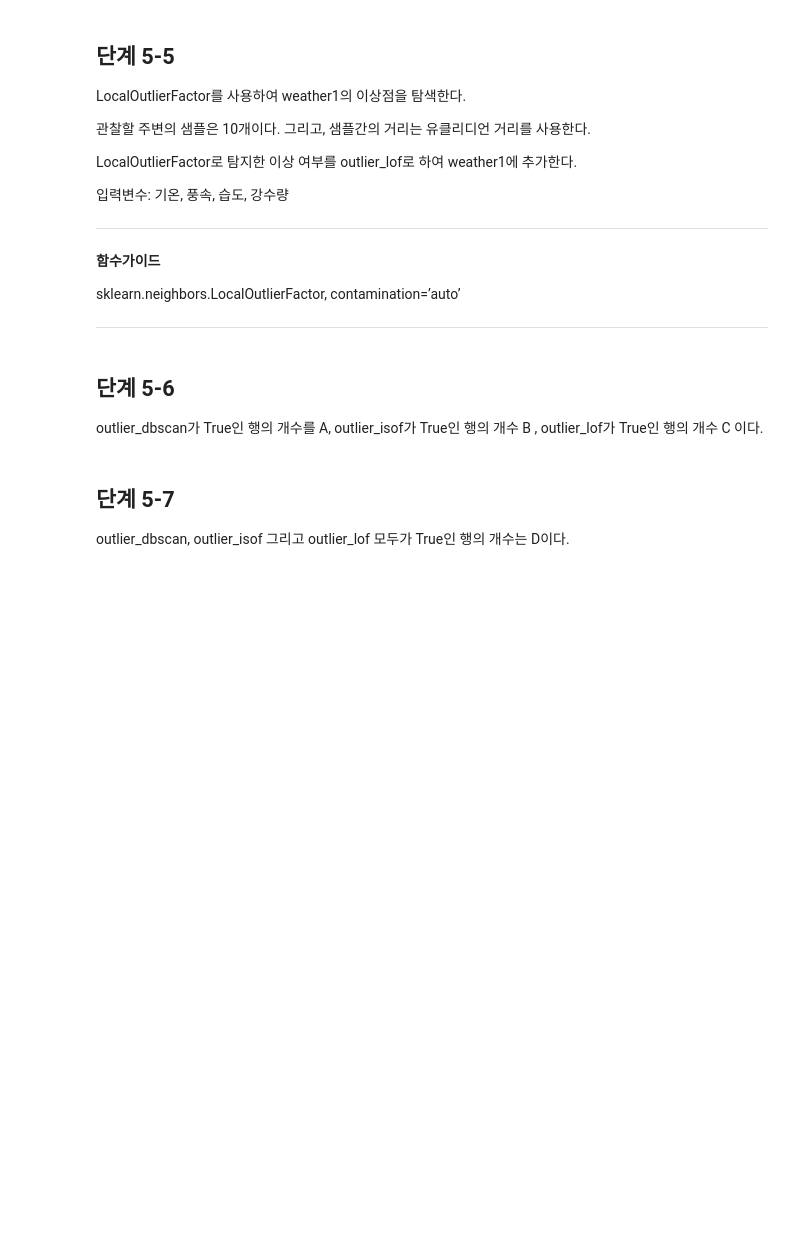
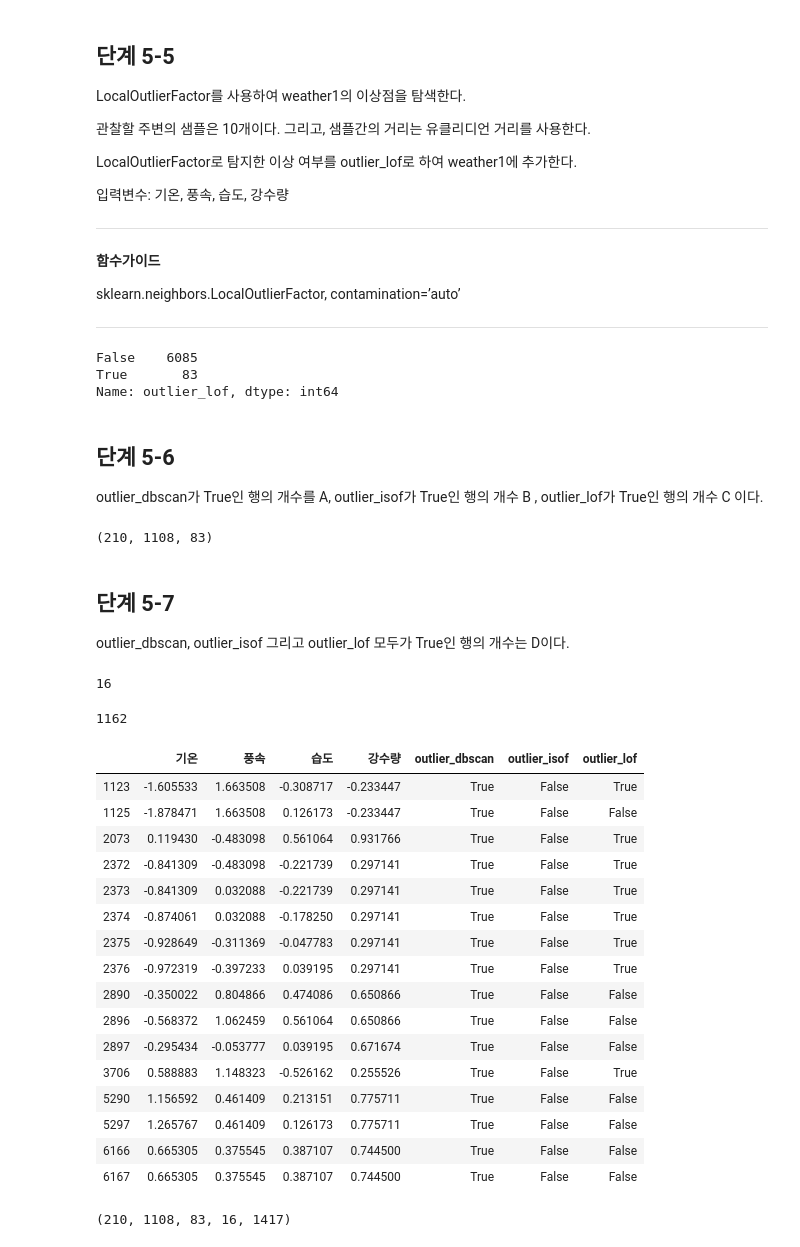
Before and after one commit to sunkusun9/DS_Lv3_2306_2, a Jupyter notebook: sec_ds_lv3_prob3_prob.ipynb, the cells around one changed output. Cells and saved outputs as stored; diff of their text form; code cells hidden in the pictures; blank space fills up the shorter version.

```diff
--- a/sec_ds_lv3_prob3_prob.ipynb
+++ b/sec_ds_lv3_prob3_prob.ipynb
@@ -1111,3 +1131,11 @@ sklearn.cluster.DBSCAN, algorithm=’brute’
 문제 지시 사항 외 Default 값 사용
 
 ---
+# %%
+from sklearn.cluster import DBSCAN
+dbscan = DBSCAN(
+    eps=0.5, #입실론(epsilon) 반경을 0.5,
+    min_samples=7, #주변 영역에 포함하는 최소 샘플수를 7
+    algorithm='brute'
+)
+dbscan.fit(df_weather1[X_5])
@@ -1113,0 +1145,3 @@ sklearn.cluster.DBSCAN, algorithm=’brute’
+# %%
+df_weather1['outlier_dbscan'] = dbscan.labels_ == -1
+df_weather1['outlier_dbscan'].value_counts()
@@ -1130,3 +1168,12 @@ sklearn.ensemble.IsolationForest, random_state=123, contamination=’auto’, be
 문제 지시 사항 외 Default 값 사용
 
 ---
+# %%
+from sklearn.ensemble import IsolationForest
+isof = IsolationForest(
+    bootstrap=False, #학습시 bootstrapping은 하지 않고,
+    n_estimators=30, ##트리의 수는 30개를 사용한다.
+    random_state=123, contamination='auto', behaviour='auto'
+)
+df_weather1['outlier_isof'] = isof.fit_predict(df_weather1[X_5]) == -1
+df_weather1['outlier_isof'].value_counts()
@@ -1147,14 +1198,71 @@ LocalOutlierFactor로 탐지한 이상 여부를 outlier_lof로 하여 weather1
 sklearn.neighbors.LocalOutlierFactor, contamination=’auto’
 
 ---
+# %%
+from sklearn.neighbors import LocalOutlierFactor
+
+lof = LocalOutlierFactor(
+    n_neighbors = 10, # 관찰할 주변의 샘플은 10개이다
+    metric = 'euclidean', # 그리고, 샘플간의 거리는 유클리디언 거리를 사용한다.
+    contamination='auto',
+)
+df_weather1['outlier_lof'] = lof.fit_predict(df_weather1[X_5]) == -1
+df_weather1['outlier_lof'].value_counts()
+# %% [output]
+False    6085
+True       83
+Name: outlier_lof, dtype: int64
 # %% [markdown]
 ## 단계 5-6
 
 outlier_dbscan가 True인 행의 개수를 A, outlier_isof가 True인 행의 개수 B
 ,  outlier_lof가 True인 행의 개수 C 이다.
+# %%
+A, B, C = df_weather1[['outlier_dbscan', 'outlier_isof', 'outlier_lof']].sum()
+A, B, C
+# %% [output]
+(210, 1108, 83)
 # %% [markdown]
 ## 단계 5-7
 
 outlier_dbscan, outlier_isof 그리고 outlier_lof 모두가 True인 행의 개수는 D이다.
+# %%
+D = df_weather1[['outlier_dbscan', 'outlier_isof', 'outlier_lof']].all(axis=1).sum()
+D
+# %% [output]
+16
+# %%
+(
+    df_weather1[['outlier_dbscan', 'outlier_isof', 'outlier_lof']].any(axis=1).sum(),
+    (df_weather1[['outlier_dbscan', 'outlier_isof', 'outlier_lof']].sum(axis=1) > 0).sum()
+)
+# %% [output]
+1162
+# %%
+df_weather1.loc[
+    (df_weather1[['outlier_dbscan', 'outlier_isof']] == [True, False]).all(axis=1)
+]
+# %% [output]
+|  | 기온 | 풍속 | 습도 | 강수량 | outlier_dbscan | outlier_isof | outlier_lof |
+| 1123 | -1.605533 | 1.663508 | -0.308717 | -0.233447 | True | False | True |
+| 1125 | -1.878471 | 1.663508 | 0.126173 | -0.233447 | True | False | False |
+| 2073 | 0.119430 | -0.483098 | 0.561064 | 0.931766 | True | False | True |
+| 2372 | -0.841309 | -0.483098 | -0.221739 | 0.297141 | True | False | True |
+| 2373 | -0.841309 | 0.032088 | -0.221739 | 0.297141 | True | False | True |
+| 2374 | -0.874061 | 0.032088 | -0.178250 | 0.297141 | True | False | True |
+| 2375 | -0.928649 | -0.311369 | -0.047783 | 0.297141 | True | False | True |
+| 2376 | -0.972319 | -0.397233 | 0.039195 | 0.297141 | True | False | True |
+| 2890 | -0.350022 | 0.804866 | 0.474086 | 0.650866 | True | False | False |
+| 2896 | -0.568372 | 1.062459 | 0.561064 | 0.650866 | True | False | False |
+| 2897 | -0.295434 | -0.053777 | 0.039195 | 0.671674 | True | False | False |
+| 3706 | 0.588883 | 1.148323 | -0.526162 | 0.255526 | True | False | True |
+| 5290 | 1.156592 | 0.461409 | 0.213151 | 0.775711 | True | False | False |
+| 5297 | 1.265767 | 0.461409 | 0.126173 | 0.775711 | True | False | False |
+| 6166 | 0.665305 | 0.375545 | 0.387107 | 0.744500 | True | False | False |
+| 6167 | 0.665305 | 0.375545 | 0.387107 | 0.744500 | True | False | False |
+# %%
+A, B, C, D, A + B + C + D
+# %% [output]
+(210, 1108, 83, 16, 1417)
 # %% [markdown]
 A + B + C + D를 적는다.
```
Also changed, not shown: parts of 71 cells of this notebook.
